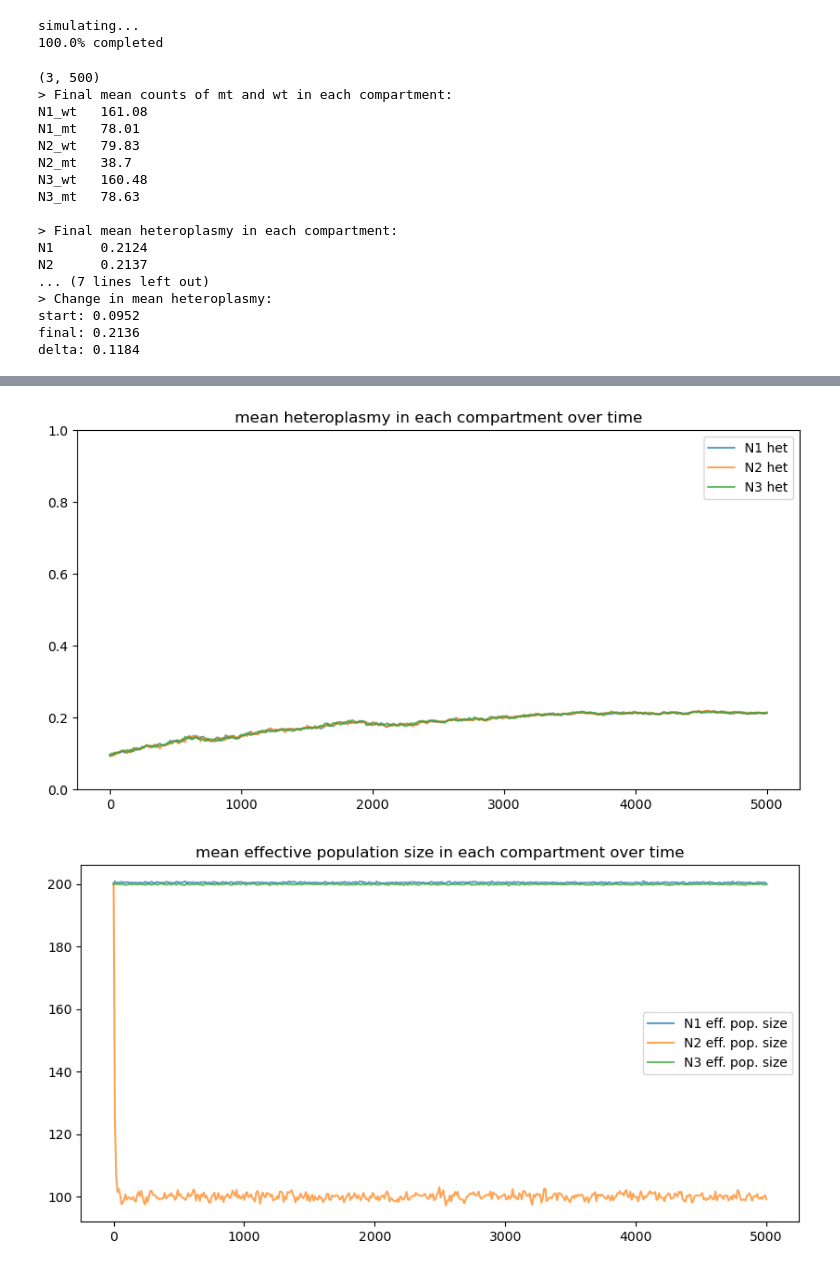
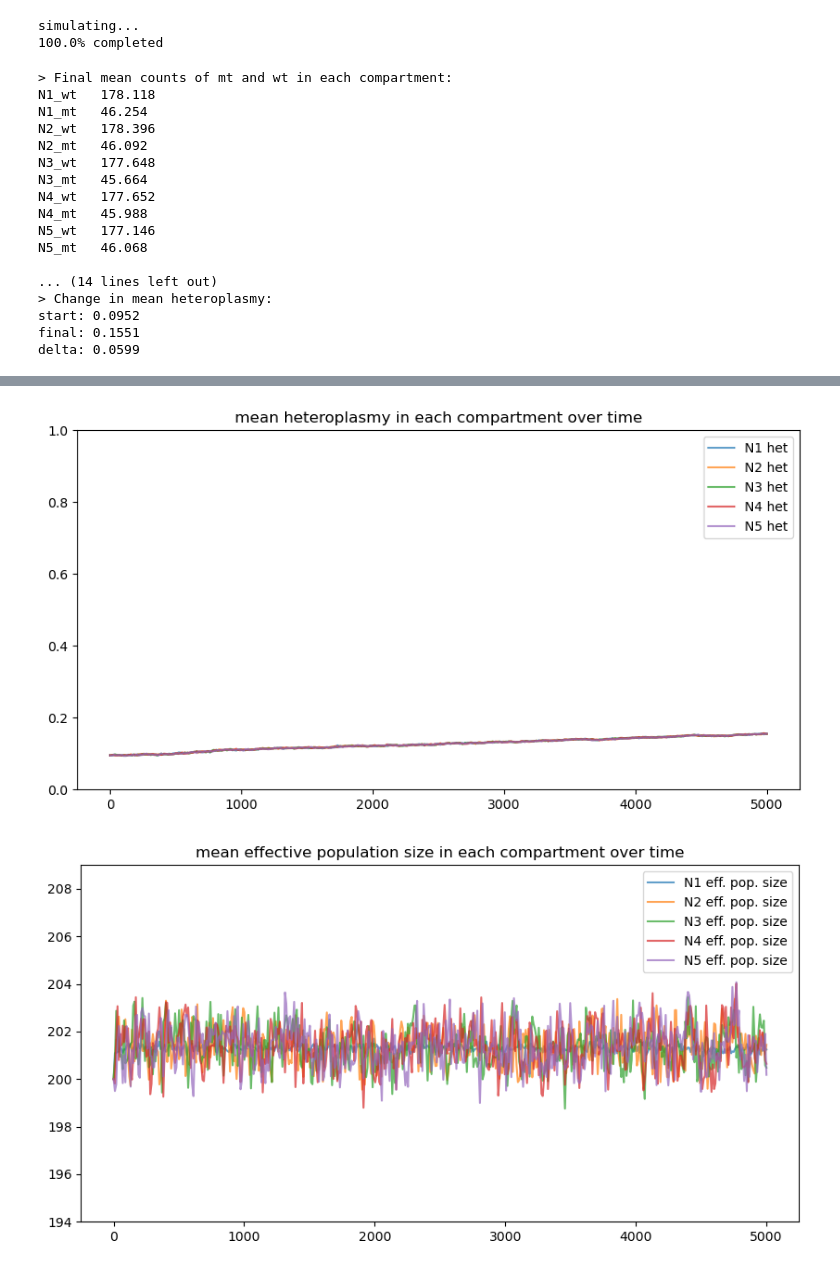
Before and after one commit to dkornai/SSD-in-Neurons, a Jupyter notebook: simulate_from_network.ipynb, the cells around one changed output, grey strips where cells are left out. Drawn from its saved outputs; the diff is of its cells as text; code cells hidden in the pictures.

```diff
--- a/simulate_from_network.ipynb
+++ b/simulate_from_network.ipynb
@@ -17,20 +17,24 @@ TIME_POINTS = np.linspace(0, MAX_T, 500)
 G = nx.DiGraph()
 
 G.add_node('N1', birth_type=2, c_b = 0.1, birth_rate = 0.07, nss=200, delta = 0.5, death_rate = 0.07,)
-G.add_node('N2', birth_type=0, c_b = 0.1, birth_rate = 0.07, nss=200, delta = 0.5, death_rate = 0.07,)
-G.add_node('N3', birth_type=2, c_b = 0.1, birth_rate = 0.07, nss=200, delta = 0.5, death_rate = 0.07,)
+G.add_node('N2', birth_type=1, c_b = 0.1, birth_rate = 0.07, nss=200, delta = 0.5, death_rate = 0.07,)
+G.add_node('N3', birth_type=1, c_b = 0.1, birth_rate = 0.07, nss=200, delta = 0.5, death_rate = 0.07,)
+G.add_node('N4', birth_type=1, c_b = 0.1, birth_rate = 0.07, nss=200, delta = 0.5, death_rate = 0.07,)
+G.add_node('N5', birth_type=1, c_b = 0.1, birth_rate = 0.07, nss=200, delta = 0.5, death_rate = 0.07,)
 
-G.add_edge('N1', 'N2', rate=0.06)
-G.add_edge('N2', 'N3', rate=0.06)
-G.add_edge('N3', 'N1', rate=0.06)
+G.add_edge('N1', 'N2', rate=0.15)
+G.add_edge('N2', 'N3', rate=0.15)
+G.add_edge('N3', 'N4', rate=0.15)
+G.add_edge('N4', 'N5', rate=0.15)
+G.add_edge('N5', 'N1', rate=0.15)
 
-G.add_edge('N2', 'N1', rate=0.01)
-G.add_edge('N3', 'N2', rate=0.01)
-G.add_edge('N1', 'N3', rate=0.01)
+# G.add_edge('N2', 'N1', rate=0.01)
+# G.add_edge('N3', 'N2', rate=0.01)
+# G.add_edge('N1', 'N3', rate=0.01)
 
 plot_network(G)
 VARS, COMP = names_from_network(G)
 
 # set a given starting state
-start_state = [190, 20, 190, 20, 190, 20]
+start_state = [190, 20, 190, 20, 190, 20, 190, 20, 190, 20]
 # %% [output]
@@ -76,6 +89,6 @@ N3      199.7004
 # %% [markdown]
 ## Get gillespie simulation for network
 # %%
-dict_reactions = gillespie_reaction_dict_from_network(G)
+gill_param = gillespie_reaction_dict_from_network(G)
 # %% [output]
 > Reactions:
@@ -98,31 +111,25 @@ reaction #s     par(c_b, mu, nss, delta)        state index
 # %%
-REPLICATES = 100
-replicate_results = np.zeros((REPLICATES, len(VARS), TIME_POINTS.size), dtype = np.int64)
-
-print('simulating...')
-for i in range(REPLICATES):
-    replicate_results[i, :, :] = np.swapaxes(gillespie_simulate(dict_reactions, TIME_POINTS, start_state), 0, 1)
-    print(f"{round(((i+1)/REPLICATES)*100, 2)}% completed  ", end = "\r")
+gill_results = GILL_simulate(gill_param, TIME_POINTS, start_state, replicates=500)
 # %% [output]
 simulating...
 100.0% completed
 # %%
-plot_gillespie(replicate_results, TIME_POINTS, 0.5, VARS, COMP)
+plot_gillespie(gill_results, TIME_POINTS, 0.5, VARS, COMP)
 # %% [output]
-(3, 500)
 > Final mean counts of mt and wt in each compartment:
-N1_wt   161.08
-N1_mt   78.01
-N2_wt   79.83
-N2_mt   38.7
-N3_wt   160.48
-N3_mt   78.63
+N1_wt   178.118
+N1_mt   46.254
+N2_wt   178.396
+N2_mt   46.092
+N3_wt   177.648
+N3_mt   45.664
+N4_wt   177.652
+N4_mt   45.988
+N5_wt   177.146
+N5_mt   46.068
 
-> Final mean heteroplasmy in each compartment:
-N1      0.2124
-N2      0.2137
-... (7 lines left out)
+... (14 lines left out)
 > Change in mean heteroplasmy:
 start: 0.0952
-final: 0.2136
-delta: 0.1184
+final: 0.1551
+delta: 0.0599
@@ -130,2 +137,2 @@ delta: 0.1184
-[figure, old version]
+[figure, new version]
-[figure, old version]
+[figure, new version]
```
Also changed, not shown: parts of 6 cells of this notebook, 4 other files.
